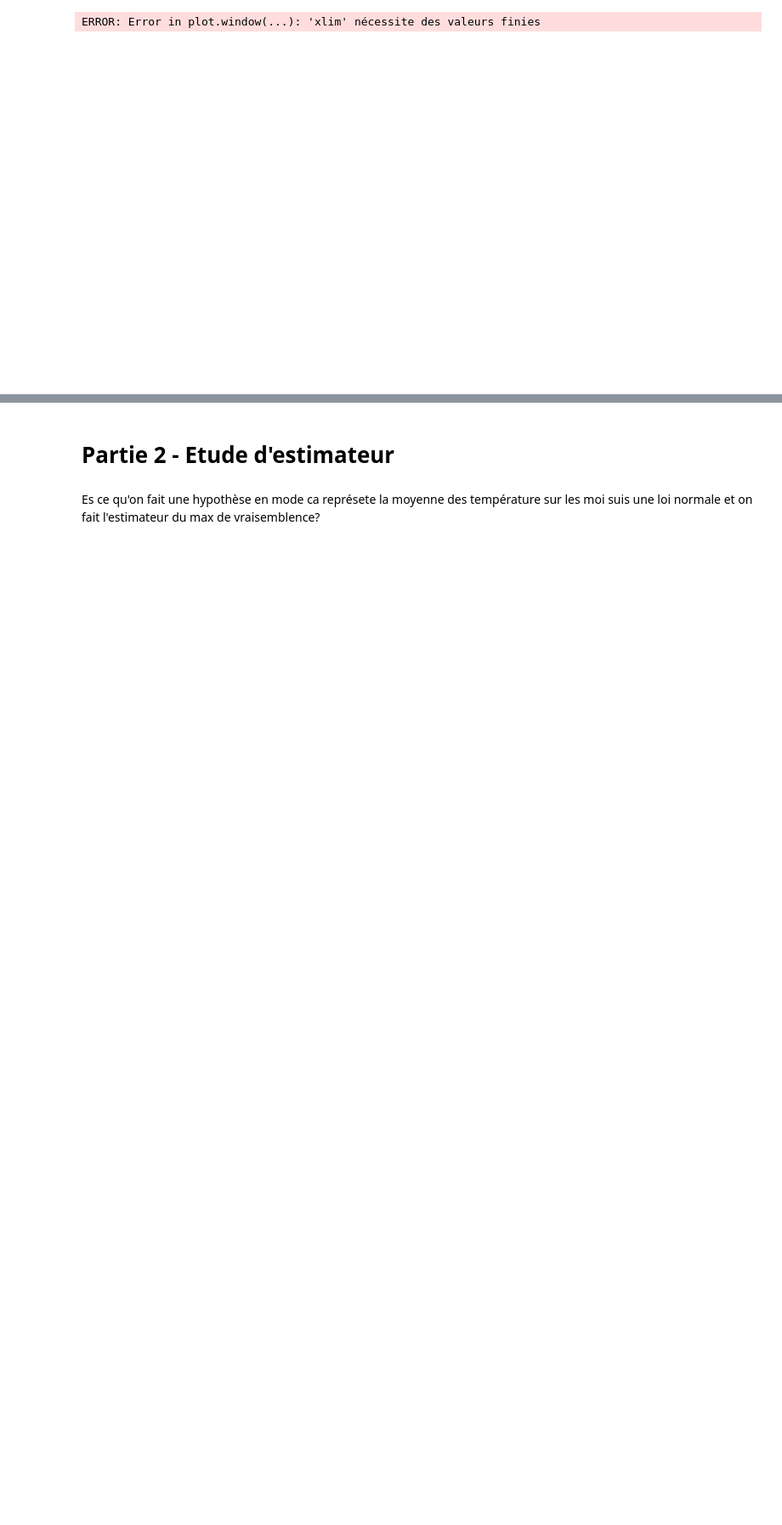
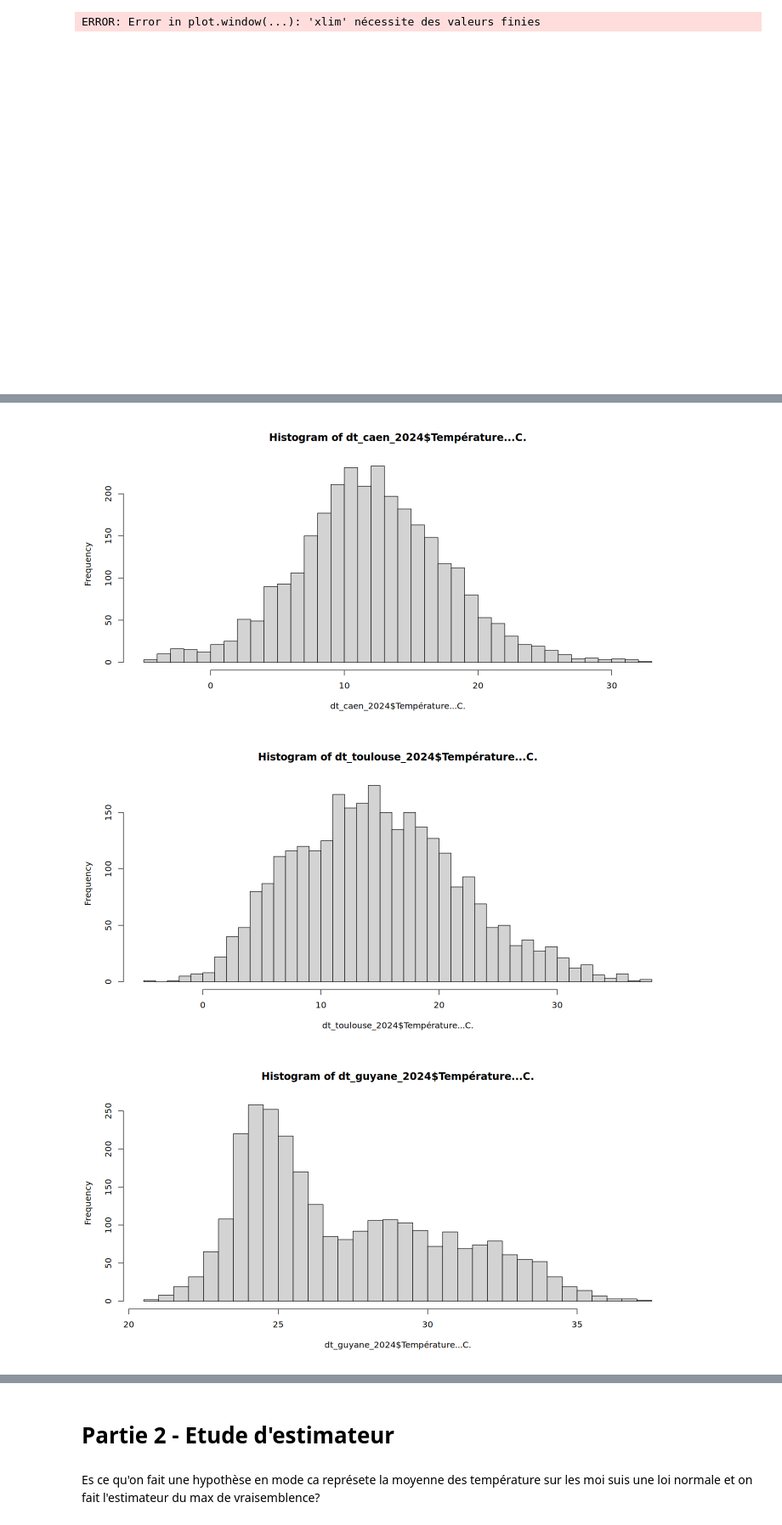
Before and after one commit to alextonon/BE_R, a Jupyter notebook: BE_final.ipynb, the cells around one changed output, grey strips where cells are left out. Shown at 85% size. Drawn from its saved outputs; the diff is of its cells as text; code cells hidden in the pictures; blank space fills up the shorter version.

```diff
--- a/BE_final.ipynb
+++ b/BE_final.ipynb
@@ -183,0 +295,9 @@ TODO
+# %%
+par(bg = "white")
+hist(dt_caen_2024$`Température...C.`, breaks = 50)
+hist(dt_toulouse_2024$`Température...C.`, breaks = 50)
+hist(dt_guyane_2024$`Température...C.`, breaks = 50)
+# %% [output]
+[figure, added]
+[figure, added]
+[figure, added]
```
Also changed, not shown: parts of 30 cells of this notebook, 1 other file.
